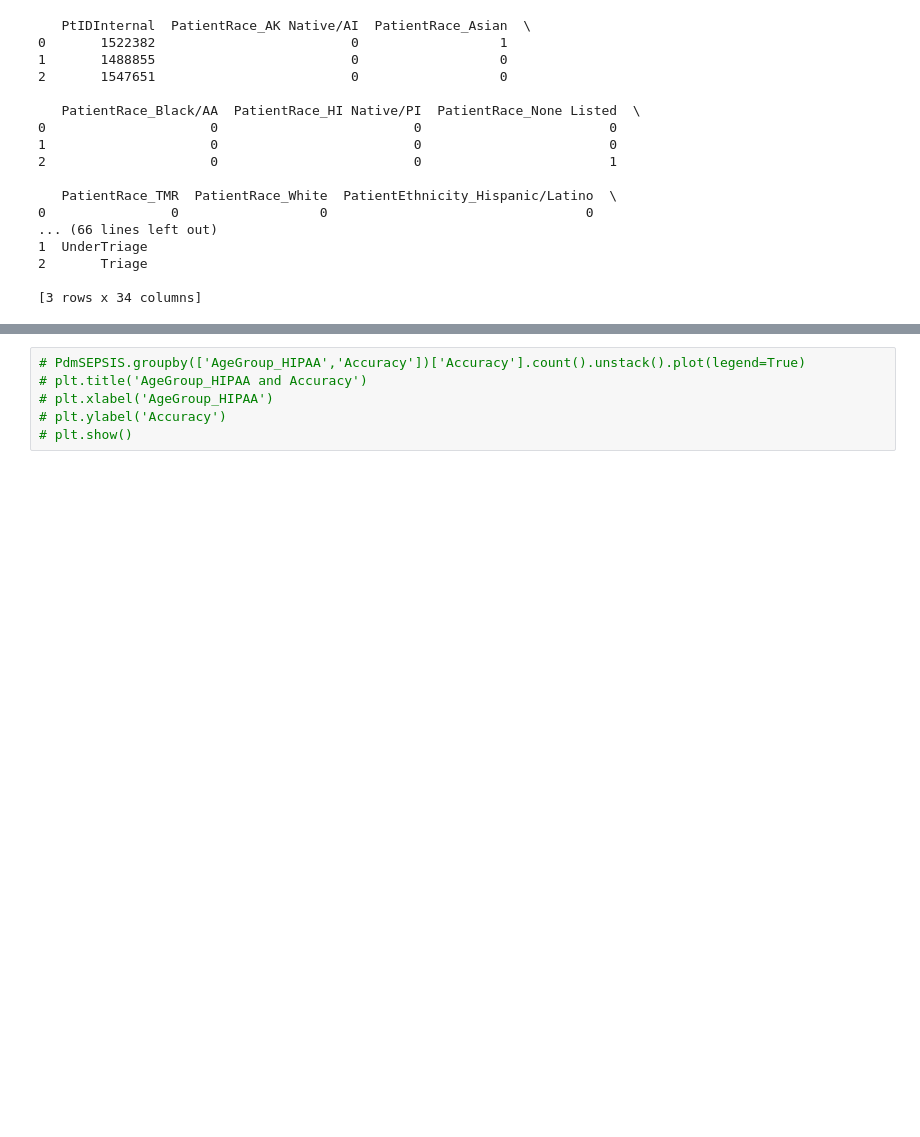
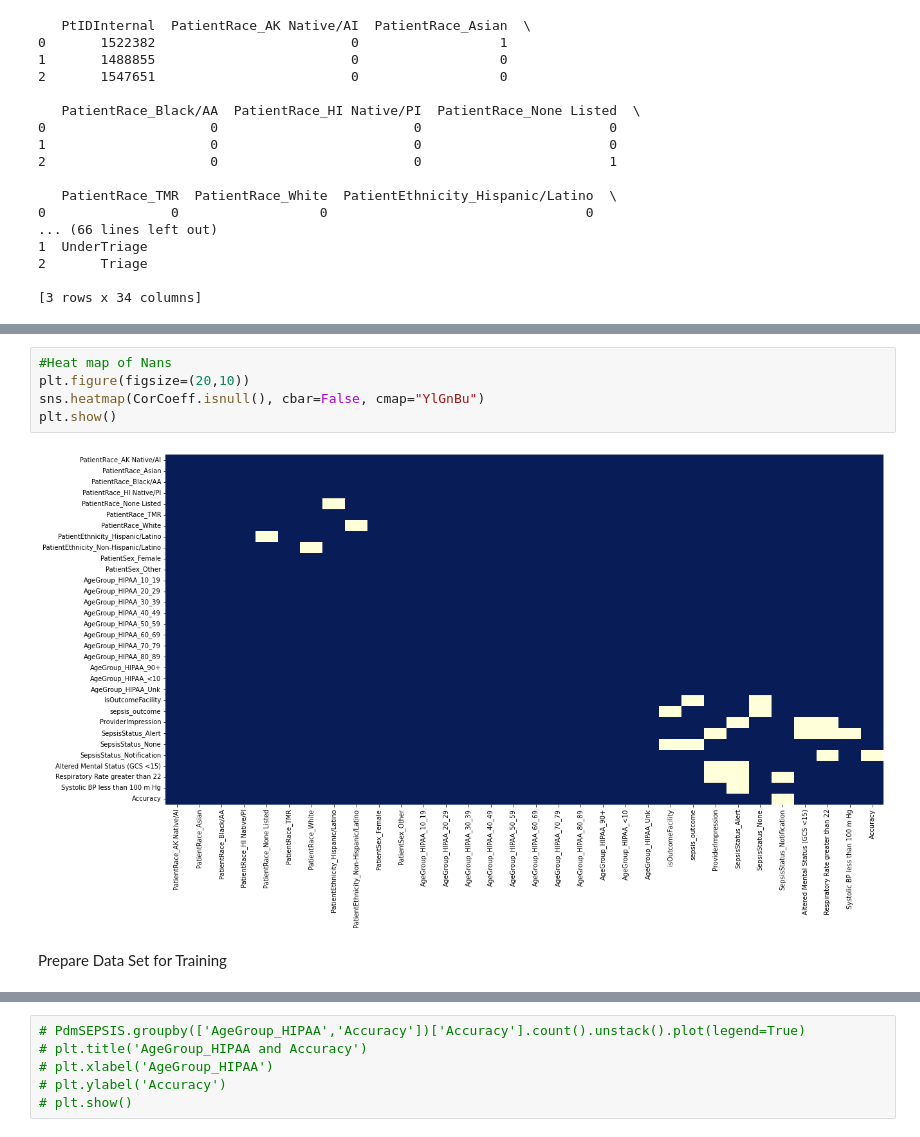
Before and after one commit to blesssong2020/Fairfax-Consultants---Summer2022-DEAN690, a Jupyter notebook: FFConsultants.ipynb, the cells around one changed output, grey strips where cells are left out. Saved outputs shown, nothing was run; the diff lists cells and outputs as text; blank space fills up the shorter version.

```diff
--- a/FFConsultants.ipynb
+++ b/FFConsultants.ipynb
@@ -980,0 +903,9 @@ alt.Chart(source, title="The FFS Performance").mark_point().encode(
+# %%
+#Heat map of Nans
+plt.figure(figsize=(20,10))
+sns.heatmap(CorCoeff.isnull(), cbar=False, cmap="YlGnBu")
+plt.show()
+# %% [output]
+[figure, added]
+# %% [markdown]
+Prepare Data Set for Training
```
Also changed, not shown: parts of 90 cells of this notebook.
